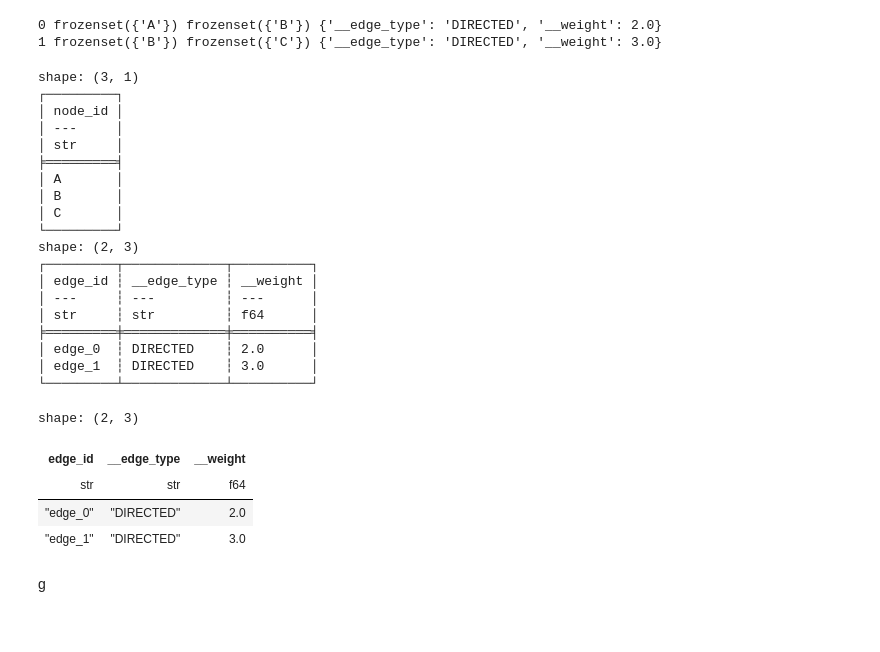
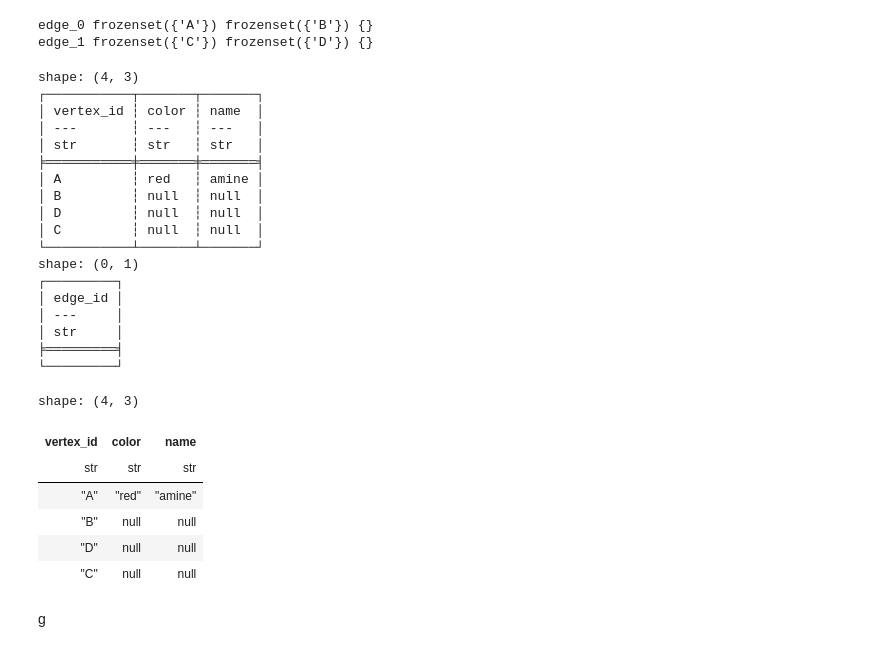
Before and after one commit to saezlab/AnnNet, a Jupyter notebook: docs/API_demo_notebook.ipynb, the cells around one changed output. Drawn from its saved outputs; the diff is of its cells as text; code cells hidden in the pictures.

Commit message:
Notebooks ud + graph (make add edge accept edgetype = None) + fic igraph Graph import

```diff
--- a/docs/API_demo_notebook.ipynb
+++ b/docs/API_demo_notebook.ipynb
@@ -96,5 +101,0 @@ KeyError: '__source_attr'
-# %%
-G = IncidenceAdapter()
-G.add_vertices(["A", "B", "C"])
-G.add_edge({"A"}, {"B"}, weight=2.0)
-G.add_edge({"B"}, {"C"}, weight=3.0)
@@ -129,37 +127,41 @@ print(list(H2.edges()))
 # %%
-for eid, (s, t) in H2.edges():
-    print(eid, s, t, H2.get_attr_edge(eid))
+for eid in H2.edges():                     # eid is a string
+    eidx = H2.edge_to_idx[eid]             # index (int), if you need it
+    S, T = H2.get_edge(eid)                # make sure get_edge accepts id OR index
+    attrs = H2.get_edge_attrs(eid)         # <-- use the dict getter you added
+    print(eid, S, T, attrs)
 # %% [output]
-0 frozenset({'A'}) frozenset({'B'}) {'__edge_type': 'DIRECTED', '__weight': 2.0}
-1 frozenset({'B'}) frozenset({'C'}) {'__edge_type': 'DIRECTED', '__weight': 3.0}
+edge_0 frozenset({'A'}) frozenset({'B'}) {}
+edge_1 frozenset({'C'}) frozenset({'D'}) {}
 # %%
-print(H2.deep.node_attributes.head())  # attrs present
-print(H2.deep.edge_attributes.head())    # attrs present
+print(H2.vertex_attributes.head())  # attrs present
+print(H2.edge_attributes.head())    # attrs present
 # %% [output]
-shape: (3, 1)
+shape: (4, 3)
+┌───────────┬───────┬───────┐
+│ vertex_id ┆ color ┆ name  │
+│ ---       ┆ ---   ┆ ---   │
+│ str       ┆ str   ┆ str   │
+╞═══════════╪═══════╪═══════╡
+│ A         ┆ red   ┆ amine │
+│ B         ┆ null  ┆ null  │
+│ D         ┆ null  ┆ null  │
+│ C         ┆ null  ┆ null  │
+└───────────┴───────┴───────┘
+shape: (0, 1)
 ┌─────────┐
-│ node_id │
+│ edge_id │
 │ ---     │
 │ str     │
 ╞═════════╡
-│ A       │
-│ B       │
-│ C       │
 └─────────┘
-shape: (2, 3)
-┌─────────┬─────────────┬──────────┐
-│ edge_id ┆ __edge_type ┆ __weight │
-│ ---     ┆ ---         ┆ ---      │
-│ str     ┆ str         ┆ f64      │
-╞═════════╪═════════════╪══════════╡
-│ edge_0  ┆ DIRECTED    ┆ 2.0      │
-│ edge_1  ┆ DIRECTED    ┆ 3.0      │
-└─────────┴─────────────┴──────────┘
 # %%
-H2.deep.edge_attributes.head()
+G.vertex_attributes.head()
 # %% [output]
-shape: (2, 3)
+shape: (4, 3)
-| edge_id | __edge_type | __weight |
-| str | str | f64 |
-| "edge_0" | "DIRECTED" | 2.0 |
-| "edge_1" | "DIRECTED" | 3.0 |
+| vertex_id | color | name |
+| str | str | str |
+| "A" | "red" | "amine" |
+| "B" | null | null |
+| "D" | null | null |
+| "C" | null | null |
```
Also changed, not shown: parts of 16 cells of this notebook, 5 other files.
